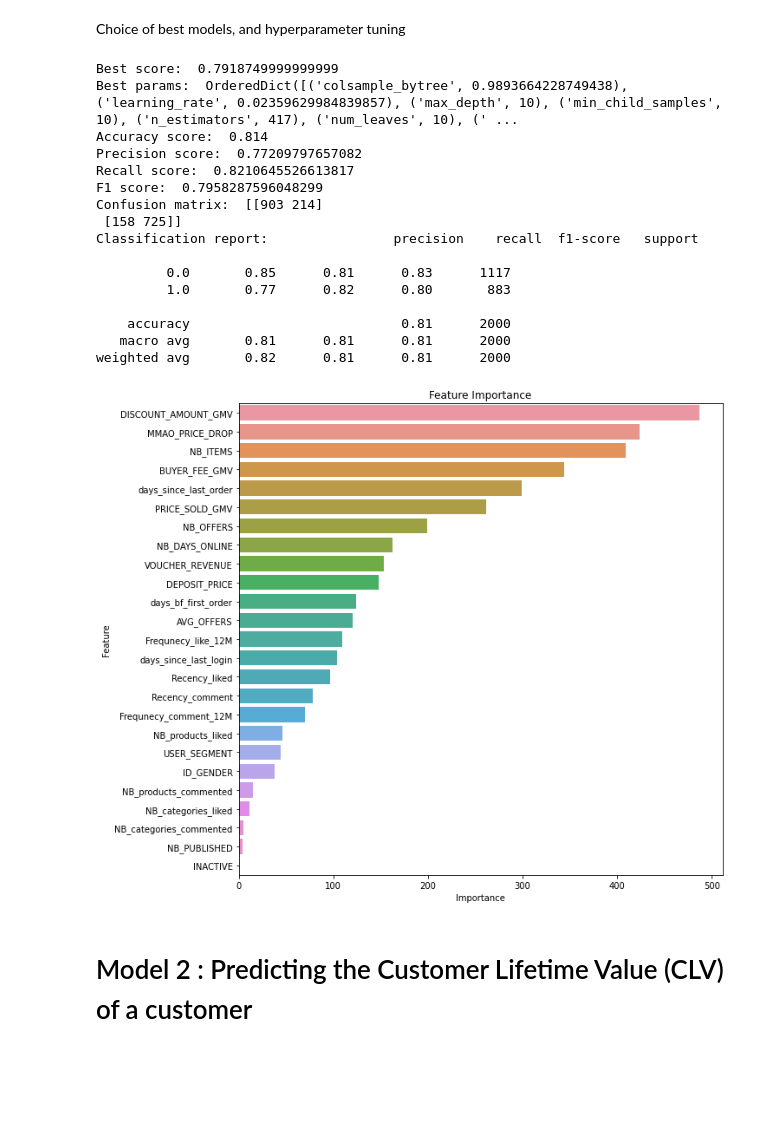
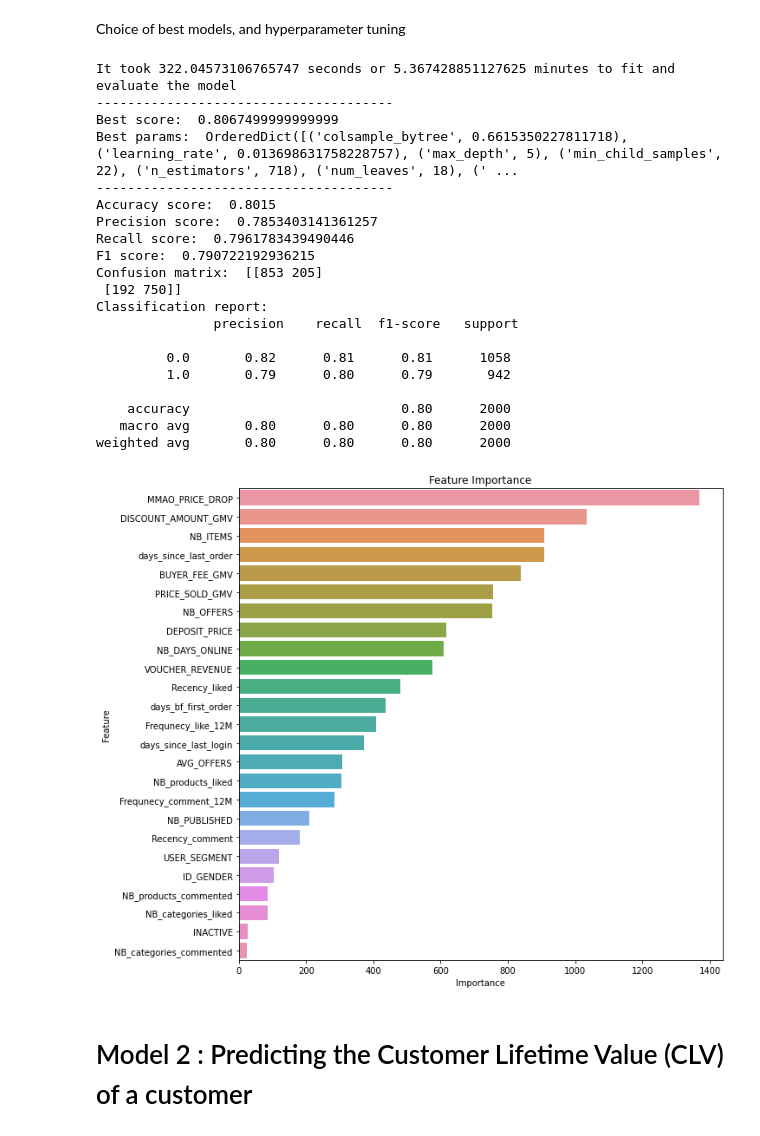
Before and after one commit to SHIYUNWANG22/CRP_VC, a Jupyter notebook: model_v1_cleaned.ipynb, the cells around one changed output. Saved outputs shown, nothing was run; the diff lists cells and outputs as text; code cells hidden in the pictures; blank space fills up the shorter version.

Commit message:
V1 Modelling Subset

```diff
--- a/model_v1_cleaned.ipynb
+++ b/model_v1_cleaned.ipynb
@@ -329,6 +329,3 @@ df.shape
-# %%
-# To avoid Leakage, we need to drop further columns
-df.drop(['RANK_WITHIN_SEGMENT', 'ID_SEGMENT', 'ID_RFM_BUYER'], axis=1, inplace=True)
 # %%
 # Preparing the data to be used in the model
 # Split the data into X and y
@@ -424,7 +423,7 @@ def classification_model_testing(df, X_train, X_test, y_train, y_test):
 
     # Import the models
 
-    models = {'Logistic Regression': LogisticRegression(), 'KNN': KNeighborsClassifier(), 'SVM': SVC(),
+    models = {'Logistic Regression': LogisticRegression(), 'KNN': KNeighborsClassifier(), #'SVM': SVC(),
               'Decision Tree': DecisionTreeClassifier(), 'Random Forest': RandomForestClassifier( n_jobs=-1),
               'Gradient Boosting': GradientBoostingClassifier(), 'XGBoost': XGBClassifier(verbosity=0, n_jobs=-1, tree_method='gpu_hist', gpu_id=0, random_state=42, objective='binary:logistic'),
                 'LightGBM': LGBMClassifier(boosting_type='gbdt', objective='binary', n_jobs=-1, random_state=42),
@@ -533,6 +545,8 @@ def hyperparameter_tuning_lgbm(X_train, X_test, y_train, y_test):
     # Create the model to use for hyperparameter tuning
     model = LGBMClassifier(boosting_type='gbdt', objective='binary', n_jobs=-1, random_state=42)
 
+    start = time.time()
+
     # Setup RandomizedSearchCV
     bayes_cv_tuner = BayesSearchCV(
         model,
@@ -552,13 +566,17 @@ def hyperparameter_tuning_lgbm(X_train, X_test, y_train, y_test):
     # Find the best model hyperparameters
     bayes_cv_tuner.best_params_
 
+    end = time.time()
 
+    print(f'It took {end-start} seconds or {(end-start) / 60} minutes to fit and evaluate the model')
+
+    print('--------------------------------------')
     #print best score and params
 
     print('Best score: ', bayes_cv_tuner.best_score_)
     print('Best params: ', bayes_cv_tuner.best_params_)
 
-
+    print('--------------------------------------')
 
     # Evaluate the RandomizedSearchCV model
 
@@ -566,13 +584,28 @@ def hyperparameter_tuning_lgbm(X_train, X_test, y_train, y_test):
 
     # Evaluate the model
 
-    print('Accuracy score: ', accuracy_score(y_test, y_pred))
+    accuracy = accuracy_score(y_test, y_pred)
 
-    print('Precision score: ', precision_score(y_test, y_pred))
+    print(f'Accuracy score: {accuracy}')
 
-    print('Recall score: ', recall_score(y_test, y_pred))
+    precision = precision_score(y_test, y_pred)
 
-    print('F1 score: ', f1_score(y_test, y_pred))
+    print(f'Precision score: {precision}')
+
+    recall = recall_score(y_test, y_pred)
+
+    print(f'Recall score: {recall}')
+
+    f1 = f1_score(y_test, y_pred)
+
+    print(f'F1 score: {f1}')
+    print('--------------------------------------')
+
+    # put results in a dataframe
+
+    df_classification_result = pd.DataFrame(columns=['Model', 'Accuracy', 'Precision', 'Recall', 'F1'])
+
+    df_classification_result = df_classification_result.append({'Model': 'LightGBM_tuned', 'Accuracy': accuracy, 'Precision': precision, 'Recall': recall, 'F1': f1}, ignore_index=True)
 
     # Create a confusion matrix
 
@@ -580,7 +613,7 @@ def hyperparameter_tuning_lgbm(X_train, X_test, y_train, y_test):
 
     # Create a classification report
 
-    print('Classification report: ', classification_report(y_test, y_pred))
+    print('Classification report: \n', classification_report(y_test, y_pred))
 
     # Create a dataframe with the feature importance
 
@@ -598,27 +631,31 @@ def hyperparameter_tuning_lgbm(X_train, X_test, y_train, y_test):
 
     plt.show()
 
-    return bayes_cv_tuner.best_estimator_
+    return bayes_cv_tuner.best_estimator_, df_classification_result
 # %%
-best_model = hyperparameter_tuning_lgbm(X_train, X_test, y_train, y_test)
+best_model_LGBM_class, df_classification_result = hyperparameter_tuning_lgbm(X_train, X_test, y_train, y_test)
 # %% [output]
-Best score:  0.7918749999999999
-Best params:  OrderedDict([('colsample_bytree', 0.9893664228749438), ('learning_rate', 0.02359629984839857), ('max_depth', 10), ('min_child_samples', 10), ('n_estimators', 417), ('num_leaves', 10), (' ...
-Accuracy score:  0.814
-Precision score:  0.77209797657082
-Recall score:  0.8210645526613817
-F1 score:  0.7958287596048299
-Confusion matrix:  [[903 214]
- [158 725]]
-Classification report:                precision    recall  f1-score   support
+It took 322.04573106765747 seconds or 5.367428851127625 minutes to fit and evaluate the model
+--------------------------------------
+Best score:  0.8067499999999999
+Best params:  OrderedDict([('colsample_bytree', 0.6615350227811718), ('learning_rate', 0.013698631758228757), ('max_depth', 5), ('min_child_samples', 22), ('n_estimators', 718), ('num_leaves', 18), (' ...
+--------------------------------------
+Accuracy score:  0.8015
+Precision score:  0.7853403141361257
+Recall score:  0.7961783439490446
+F1 score:  0.790722192936215
+Confusion matrix:  [[853 205]
+ [192 750]]
+Classification report:
+               precision    recall  f1-score   support
 
-         0.0       0.85      0.81      0.83      1117
-         1.0       0.77      0.82      0.80       883
+         0.0       0.82      0.81      0.81      1058
+         1.0       0.79      0.80      0.79       942
 
-    accuracy                           0.81      2000
-   macro avg       0.81      0.81      0.81      2000
-weighted avg       0.82      0.81      0.81      2000
+    accuracy                           0.80      2000
+   macro avg       0.80      0.80      0.80      2000
+weighted avg       0.80      0.80      0.80      2000
-[figure, old version]
+[figure, new version]
 # %% [markdown]
 # Model 2 : Predicting the Customer Lifetime Value (CLV) of a customer
 # %%
```
Also changed, not shown: parts of 26 cells of this notebook, 4 other files.
